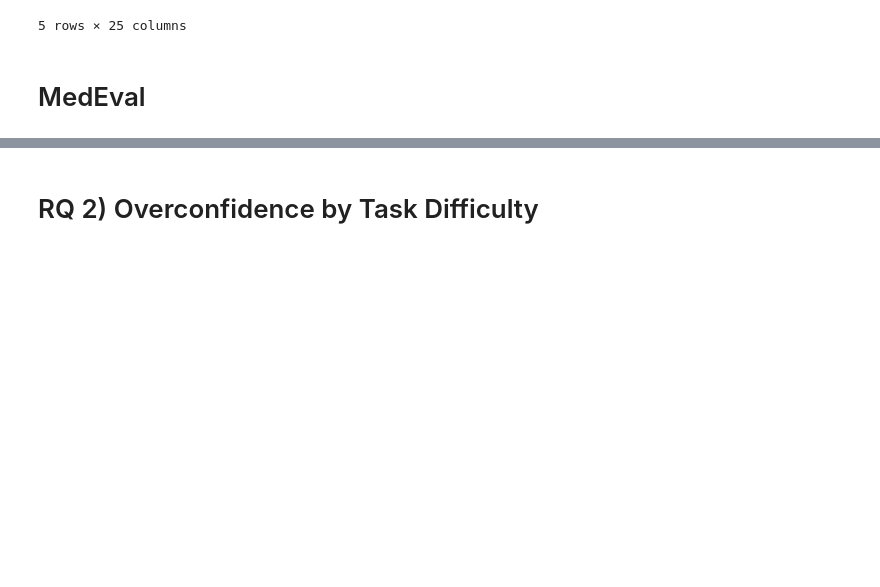
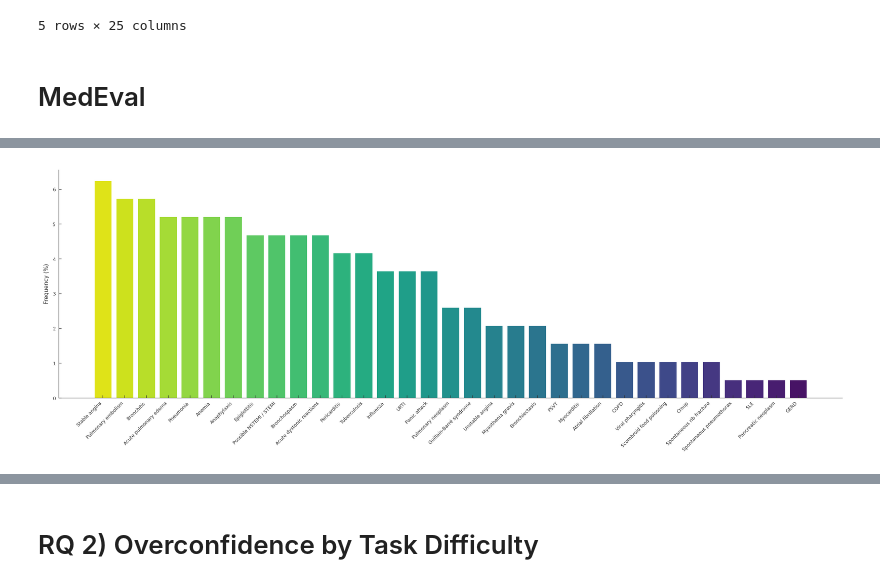
Before and after one commit to NoamMichael/BayesEval, a Jupyter notebook: analysis/analysis.ipynb, the cells around one changed output, grey strips where cells are left out. Saved outputs shown, nothing was run; the diff lists cells and outputs as text; code cells hidden in the pictures; blank space fills up the shorter version.

```diff
--- a/analysis/analysis.ipynb
+++ b/analysis/analysis.ipynb
@@ -263,6 +263,32 @@ me_df["true_probability"] = [
     medeval_true_probability(a, d)
     for a, d in zip(me_df["Answer"], me_df["differential_json"])
 ]
+# %%
+# MedEval: Pathology frequency distribution
+import matplotlib.cm as mcm
+
+bench_full = pd.read_csv(ROOT_DIR / "domains" / "MedEval" / "Data" / "benchmark_combined.csv")
+bench_full = bench_full[bench_full["removal_pct"] == 0]
+counts = bench_full["true_pathology"].value_counts()
+counts = counts.rename({
+    "Bronchospasm / acute asthma exacerbation": "Bronchospasm",
+    "Acute COPD exacerbation / infection": "COPD",
+})
+pcts = counts / counts.sum() * 100
+colors_path = mcm.viridis(np.linspace(0.95, 0.05, len(pcts)))
+
+fig, ax = plt.subplots(figsize=(14, 5), layout="constrained")
+ax.bar(range(len(pcts)), pcts.values, color=colors_path, edgecolor="white", linewidth=0.5)
+ax.set_xticks(range(len(pcts)))
+ax.set_xticklabels(pcts.index, rotation=45, ha="right")
+ax.set_ylabel("Frequency (%)")
+
+POSTER_PATH = Path(FIGURES_PATH) / "poster"
+POSTER_PATH.mkdir(parents=True, exist_ok=True)
+fig.savefig(POSTER_PATH / "medeval_pathologies.png", dpi=300, bbox_inches="tight")
+plt.show()
+# %% [output]
+[figure, added]
 # %%
 me_df[me_df["removal_pct"] == 50]
 # %% [output]
```
Also changed, not shown: parts of 15 cells of this notebook, 25 other files.
